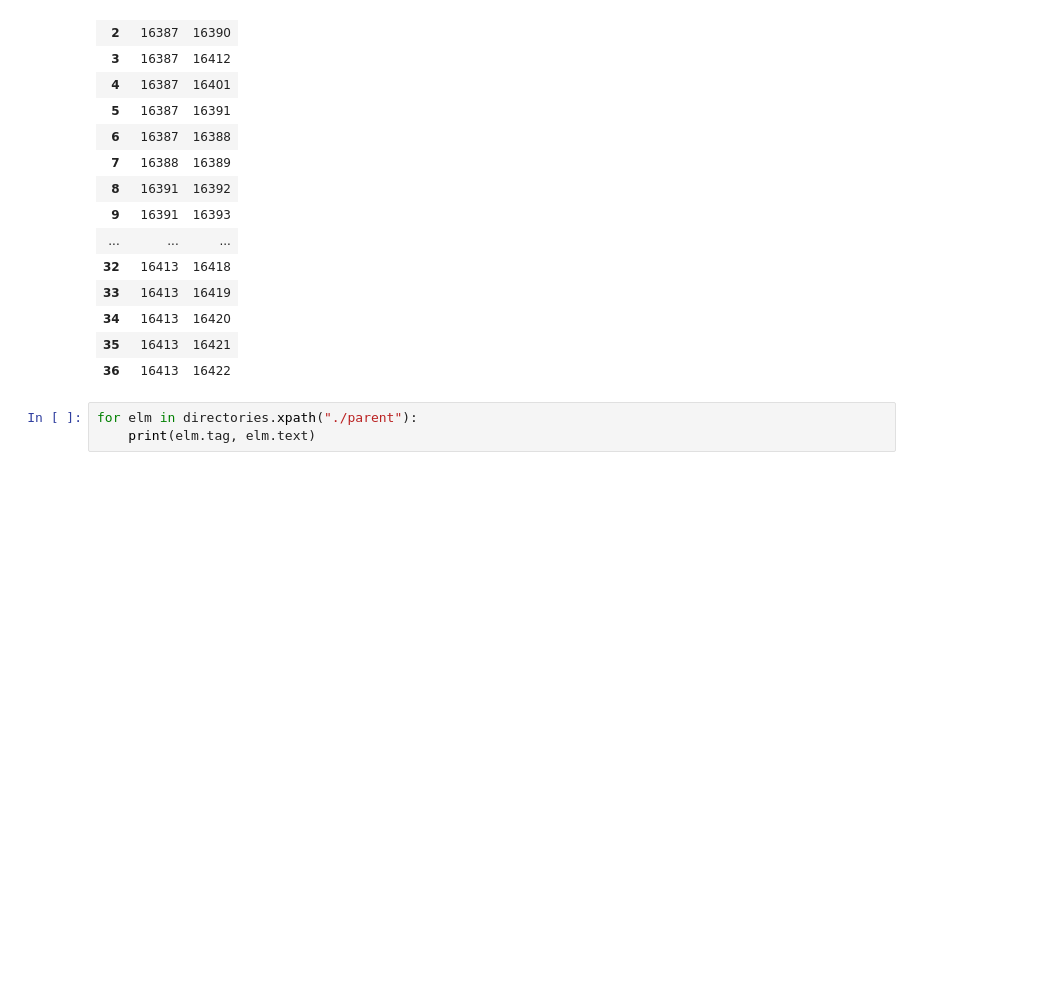
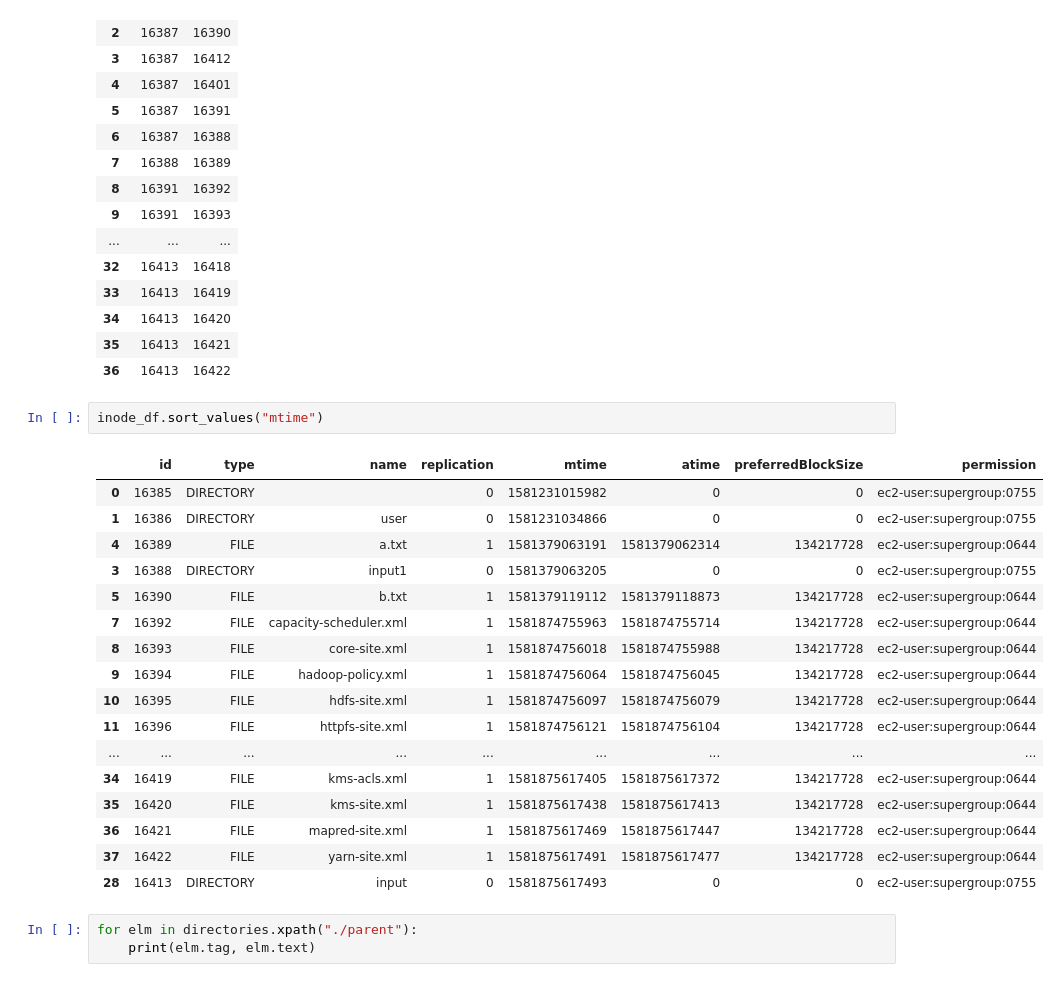
Before and after one commit to qianyouwang/551hw3, a Jupyter notebook: Untitled.ipynb, the cells around one changed output. Drawn from its saved outputs; the diff is of its cells as text; blank space fills up the shorter version.

```diff
--- a/Untitled.ipynb
+++ b/Untitled.ipynb
@@ -153,6 +153,26 @@ directory_df
 | 34 | 16413 | 16420 |
 | 35 | 16413 | 16421 |
 | 36 | 16413 | 16422 |
+# %%
+inode_df.sort_values("mtime")
+# %% [output]
+|  | id | type | name | replication | mtime | atime | preferredBlockSize | permission |
+| 0 | 16385 | DIRECTORY |  | 0 | 1581231015982 | 0 | 0 | ec2-user:supergroup:0755 |
+| 1 | 16386 | DIRECTORY | user | 0 | 1581231034866 | 0 | 0 | ec2-user:supergroup:0755 |
+| 4 | 16389 | FILE | a.txt | 1 | 1581379063191 | 1581379062314 | 134217728 | ec2-user:supergroup:0644 |
+| 3 | 16388 | DIRECTORY | input1 | 0 | 1581379063205 | 0 | 0 | ec2-user:supergroup:0755 |
+| 5 | 16390 | FILE | b.txt | 1 | 1581379119112 | 1581379118873 | 134217728 | ec2-user:supergroup:0644 |
+| 7 | 16392 | FILE | capacity-scheduler.xml | 1 | 1581874755963 | 1581874755714 | 134217728 | ec2-user:supergroup:0644 |
+| 8 | 16393 | FILE | core-site.xml | 1 | 1581874756018 | 1581874755988 | 134217728 | ec2-user:supergroup:0644 |
+| 9 | 16394 | FILE | hadoop-policy.xml | 1 | 1581874756064 | 1581874756045 | 134217728 | ec2-user:supergroup:0644 |
+| 10 | 16395 | FILE | hdfs-site.xml | 1 | 1581874756097 | 1581874756079 | 134217728 | ec2-user:supergroup:0644 |
+| 11 | 16396 | FILE | httpfs-site.xml | 1 | 1581874756121 | 1581874756104 | 134217728 | ec2-user:supergroup:0644 |
+| ... | ... | ... | ... | ... | ... | ... | ... | ... |
+| 34 | 16419 | FILE | kms-acls.xml | 1 | 1581875617405 | 1581875617372 | 134217728 | ec2-user:supergroup:0644 |
+| 35 | 16420 | FILE | kms-site.xml | 1 | 1581875617438 | 1581875617413 | 134217728 | ec2-user:supergroup:0644 |
+| 36 | 16421 | FILE | mapred-site.xml | 1 | 1581875617469 | 1581875617447 | 134217728 | ec2-user:supergroup:0644 |
+| 37 | 16422 | FILE | yarn-site.xml | 1 | 1581875617491 | 1581875617477 | 134217728 | ec2-user:supergroup:0644 |
+| 28 | 16413 | DIRECTORY | input | 0 | 1581875617493 | 0 | 0 | ec2-user:supergroup:0755 |
 # %%
 for elm in directories.xpath("./parent"):
     print(elm.tag, elm.text)
```
Also changed, not shown: 1 other file.
